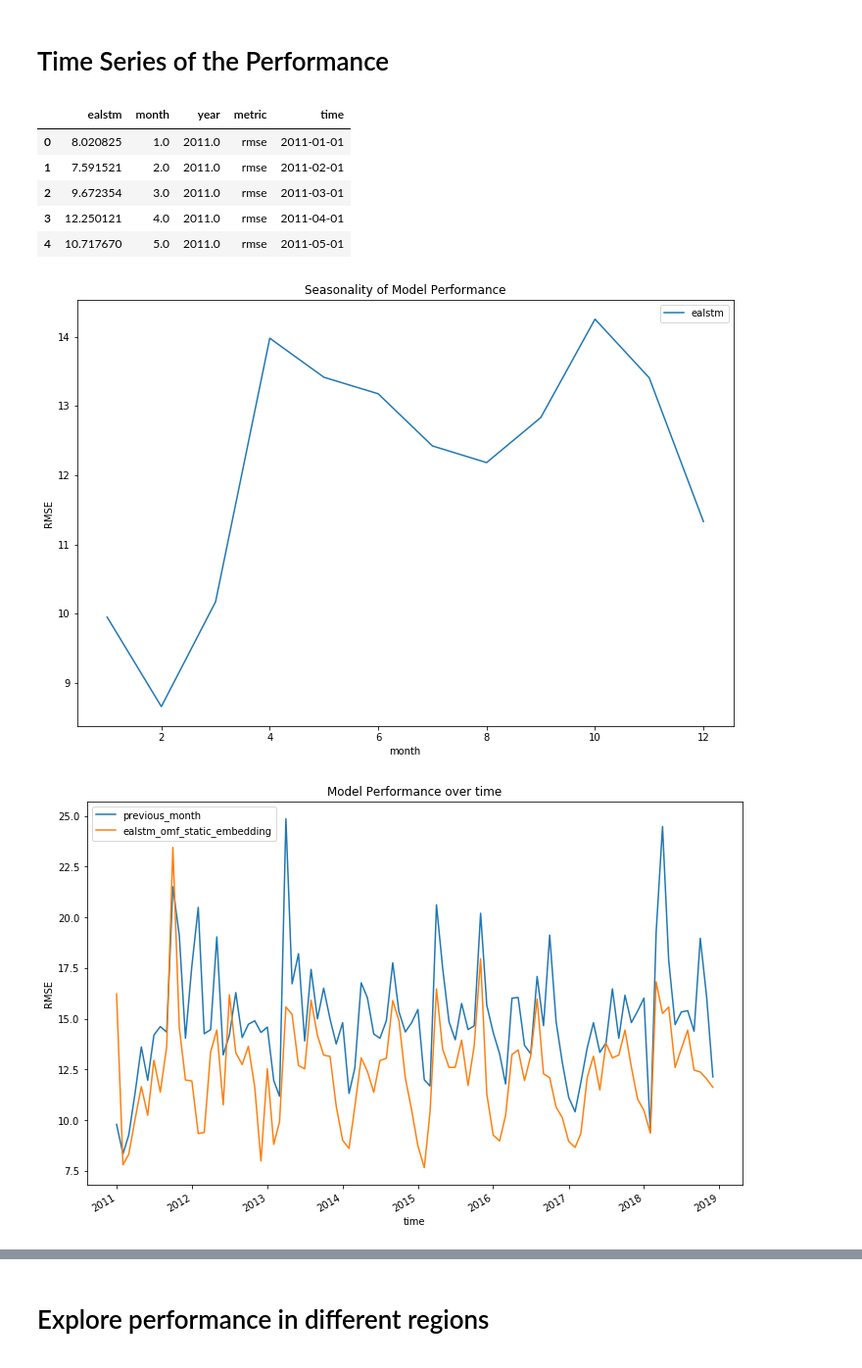
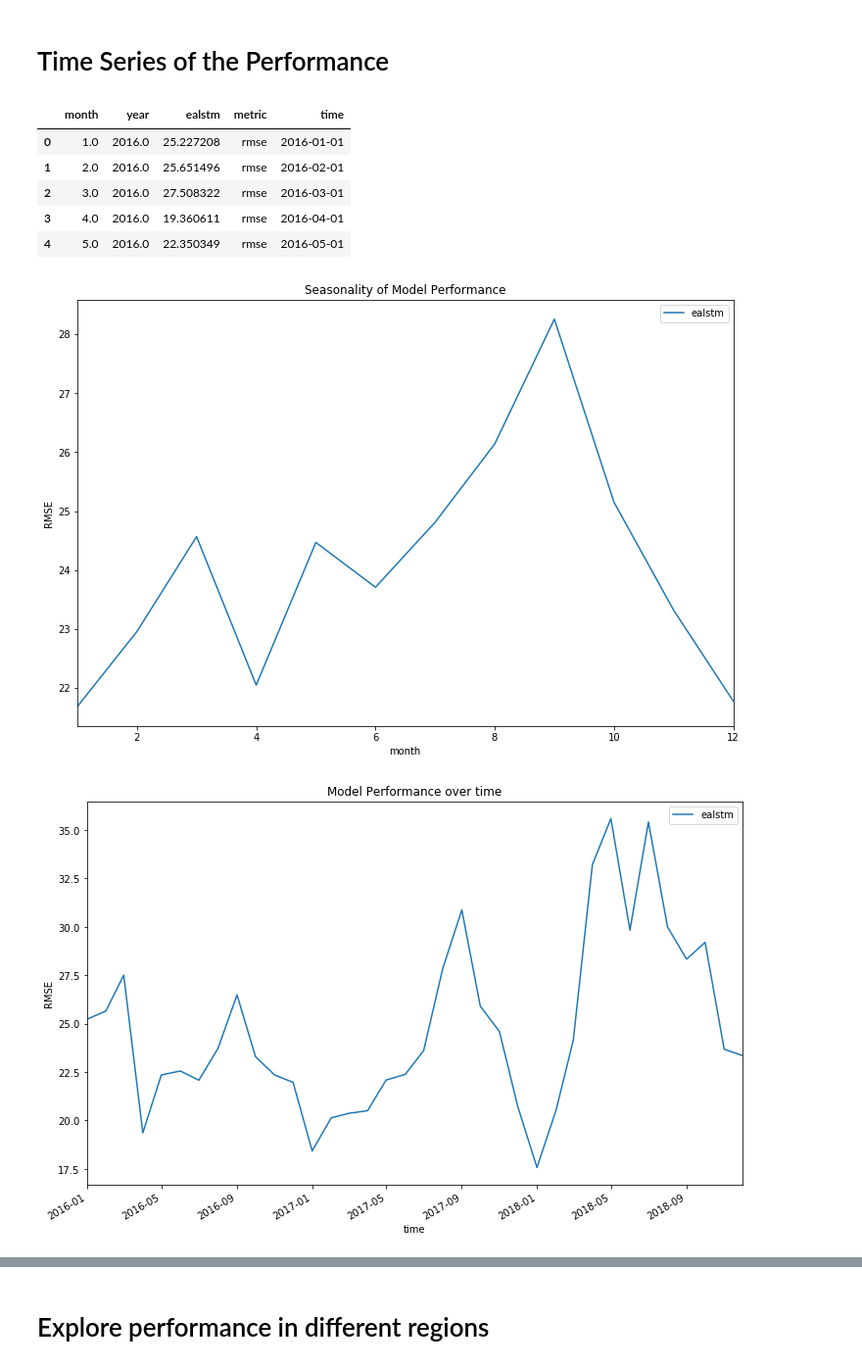
Before and after one commit to ECMWFCode4Earth/ml_drought, a Jupyter notebook: notebooks/draft/30_tl_ccai_iclr.ipynb, the cells around one changed output, grey strips where cells are left out. Shown at 98% size. Drawn from its saved outputs; the diff is of its cells as text; code cells hidden in the pictures.

```diff
--- a/notebooks/draft/30_tl_ccai_iclr.ipynb
+++ b/notebooks/draft/30_tl_ccai_iclr.ipynb
@@ -26,7 +26,7 @@ import pickle
 
 data_dir = Path('data/')
 # data_dir = Path('/Volumes/Lees_Extend/data/zip_data')
-data_dir = Path('/Volumes/Lees_Extend/data/ecmwf_sowc/data/')
+# data_dir = Path('/Volumes/Lees_Extend/data/ecmwf_sowc/data/')
 
 assert data_dir.exists()
 # %%
@@ -35,6 +35,13 @@ from src.utils import drop_nans_and_flatten
 
 from src.analysis import read_train_data, read_test_data, read_pred_data
 from src.utils import get_ds_mask
+# %%
+EXPERIMENT =      '../features_/one_month_forecast_predict_delta_norm_y_latlons'
+TRUE_EXPERIMENT = '../features_/one_month_forecast_BOKU_boku_VCI_our_vars_ALL'
+TARGET_VAR =      'boku_VCI'  # 'VCI3M'  # 'boku_VCI'
+
+# experiment = 'one_month_forecast_predict_delta_norm_y_latlons'
+# true_data_experiment = 'one_month_forecast'
 # %% [markdown]
 # Read in the data
 # %%
@@ -84,22 +106,22 @@ monthly_scores = annual_scores(
     data_path=data_dir,
     models=['ealstm'],
     metrics=['rmse', 'r2'],
-    pred_years=[y for y in range(2011, 2019)],
+    pred_years=[y for y in range(2016, 2019)],
     experiment=experiment,
-    true_data_experiment=true_data_experiment,
-    target_var='VCI',
+    true_data_experiment=TRUE_EXPERIMENT,
+    target_var=TARGET_VAR,
     verbose=False,
     to_dataframe=True
 )
 monthly_scores['time'] = monthly_scores.apply(lambda row: pd.to_datetime(f"{int(row.month)}-{int(row.year)}"), axis=1)
 monthly_scores.head()
 # %% [output]
-|  | ealstm | month | year | metric | time |
-| 0 | 8.020825 | 1.0 | 2011.0 | rmse | 2011-01-01 |
-| 1 | 7.591521 | 2.0 | 2011.0 | rmse | 2011-02-01 |
-| 2 | 9.672354 | 3.0 | 2011.0 | rmse | 2011-03-01 |
-| 3 | 12.250121 | 4.0 | 2011.0 | rmse | 2011-04-01 |
-| 4 | 10.717670 | 5.0 | 2011.0 | rmse | 2011-05-01 |
+|  | month | year | ealstm | metric | time |
+| 0 | 1.0 | 2016.0 | 25.227208 | rmse | 2016-01-01 |
+| 1 | 2.0 | 2016.0 | 25.651496 | rmse | 2016-02-01 |
+| 2 | 3.0 | 2016.0 | 27.508322 | rmse | 2016-03-01 |
+| 3 | 4.0 | 2016.0 | 19.360611 | rmse | 2016-04-01 |
+| 4 | 5.0 | 2016.0 | 22.350349 | rmse | 2016-05-01 |
 # %%
 fig, ax = plt.subplots(figsize=(12, 8))
 for model in ['ealstm']: #
@@ -120,18 +142,18 @@ ax.set_ylabel('RMSE');
 #     .plot(x='month', y=model, label=model, ax=ax)
 # )
 # %% [output]
-[figure, old version]
+[figure, new version]
 # %%
 fig, ax = plt.subplots(figsize=(12, 8))
-for model in ['previous_month', 'ealstm_omf_static_embedding']: #
+for model in ['ealstm']: #
     (
         monthly_scores
         .where(monthly_scores.metric == 'rmse')
         .set_index('time')
         .plot(y=model, label=model, ax=ax)
     )
 plt.legend()
 ax.set_title('Model Performance over time')
 ax.set_ylabel('RMSE');
 # %% [output]
-[figure, old version]
+[figure, new version]
```
Also changed, not shown: parts of 12 cells of this notebook, 2 other files.
